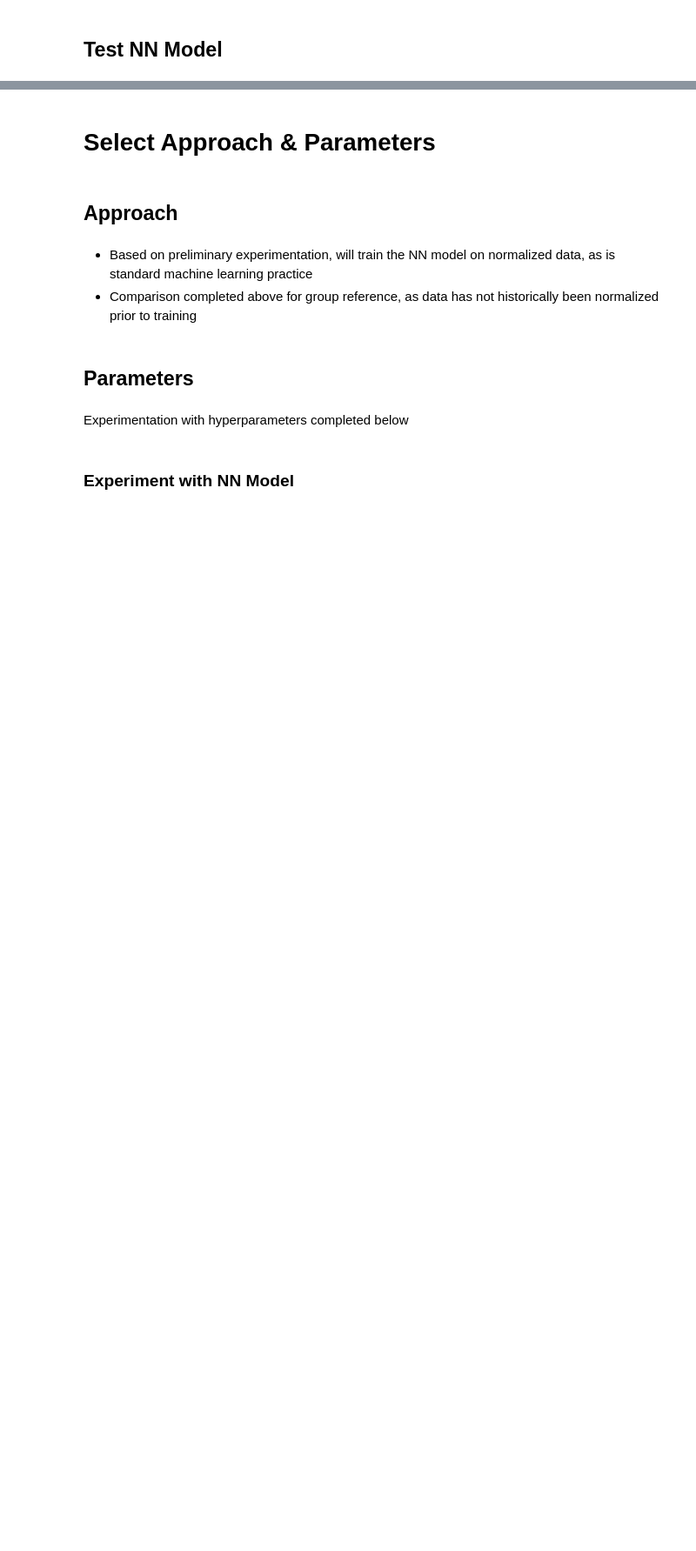
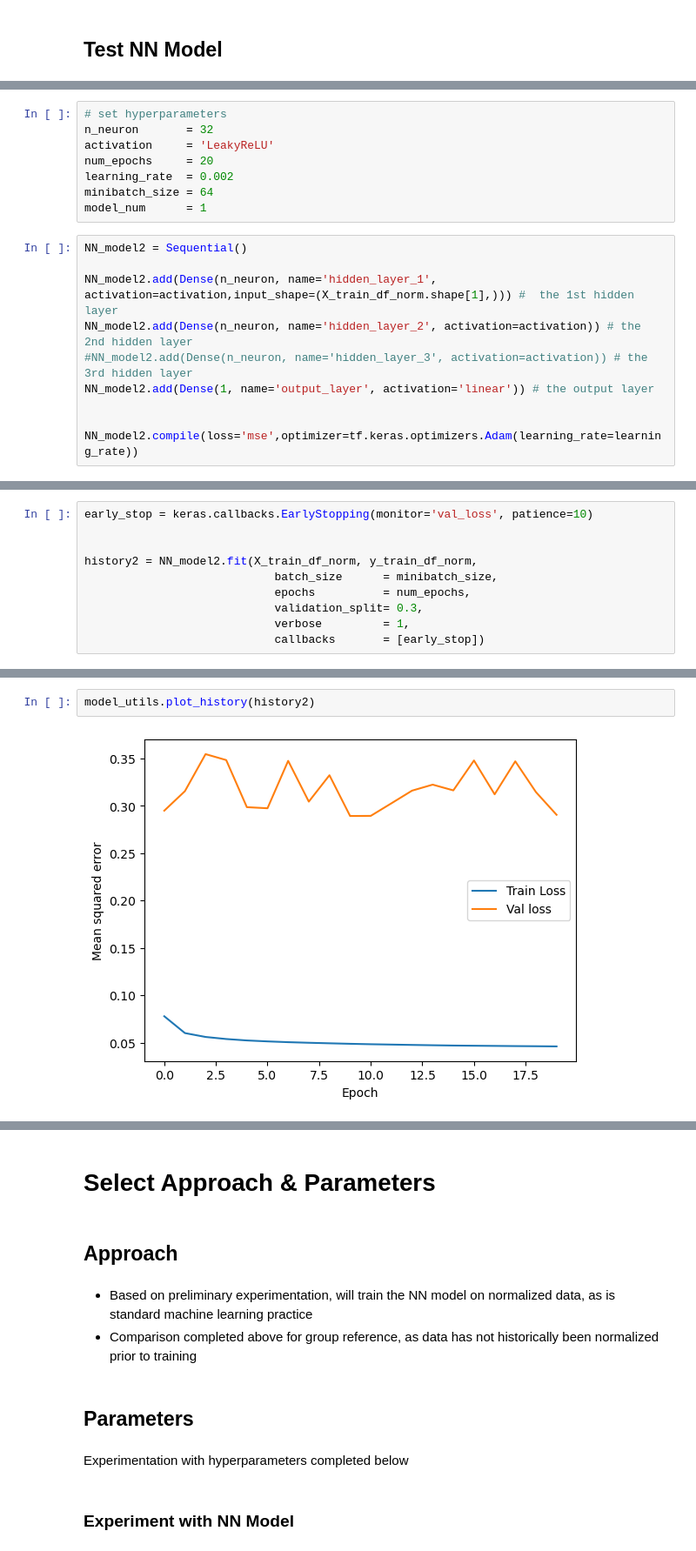
Before and after one commit to juliasimpson97/MLEE-final-project, a Jupyter notebook: models/NN_global.ipynb, the cells around one changed output, grey strips where cells are left out. Shown: that part at 87% size. Drawn from its saved outputs; the diff is of its cells as text; blank space fills up the shorter version.

```diff
--- a/models/NN_global.ipynb
+++ b/models/NN_global.ipynb
@@ -257,0 +262,18 @@ plt.show()
+# %%
+# set hyperparameters
+n_neuron       = 32
+activation     = 'LeakyReLU'
+num_epochs     = 20
+learning_rate  = 0.002
+minibatch_size = 64
+model_num      = 1
+# %%
+NN_model2 = Sequential()
+
+NN_model2.add(Dense(n_neuron, name='hidden_layer_1', activation=activation,input_shape=(X_train_df_norm.shape[1],))) #  the 1st hidden layer
+NN_model2.add(Dense(n_neuron, name='hidden_layer_2', activation=activation)) # the 2nd hidden layer
+#NN_model2.add(Dense(n_neuron, name='hidden_layer_3', activation=activation)) # the 3rd hidden layer
+NN_model2.add(Dense(1, name='output_layer', activation='linear')) # the output layer
+
+
+NN_model2.compile(loss='mse',optimizer=tf.keras.optimizers.Adam(learning_rate=learning_rate))
@@ -257,0 +300,10 @@ plt.show()
+# %%
+early_stop = keras.callbacks.EarlyStopping(monitor='val_loss', patience=10)
+
+
+history2 = NN_model2.fit(X_train_df_norm, y_train_df_norm,
+                            batch_size      = minibatch_size,
+                            epochs          = num_epochs,
+                            validation_split= 0.3,
+                            verbose         = 1,
+                            callbacks       = [early_stop])
@@ -257,0 +383,4 @@ plt.show()
+# %%
+model_utils.plot_history(history2)
+# %% [output]
+[figure, added]
```
Also changed, not shown: parts of 39 cells of this notebook.
